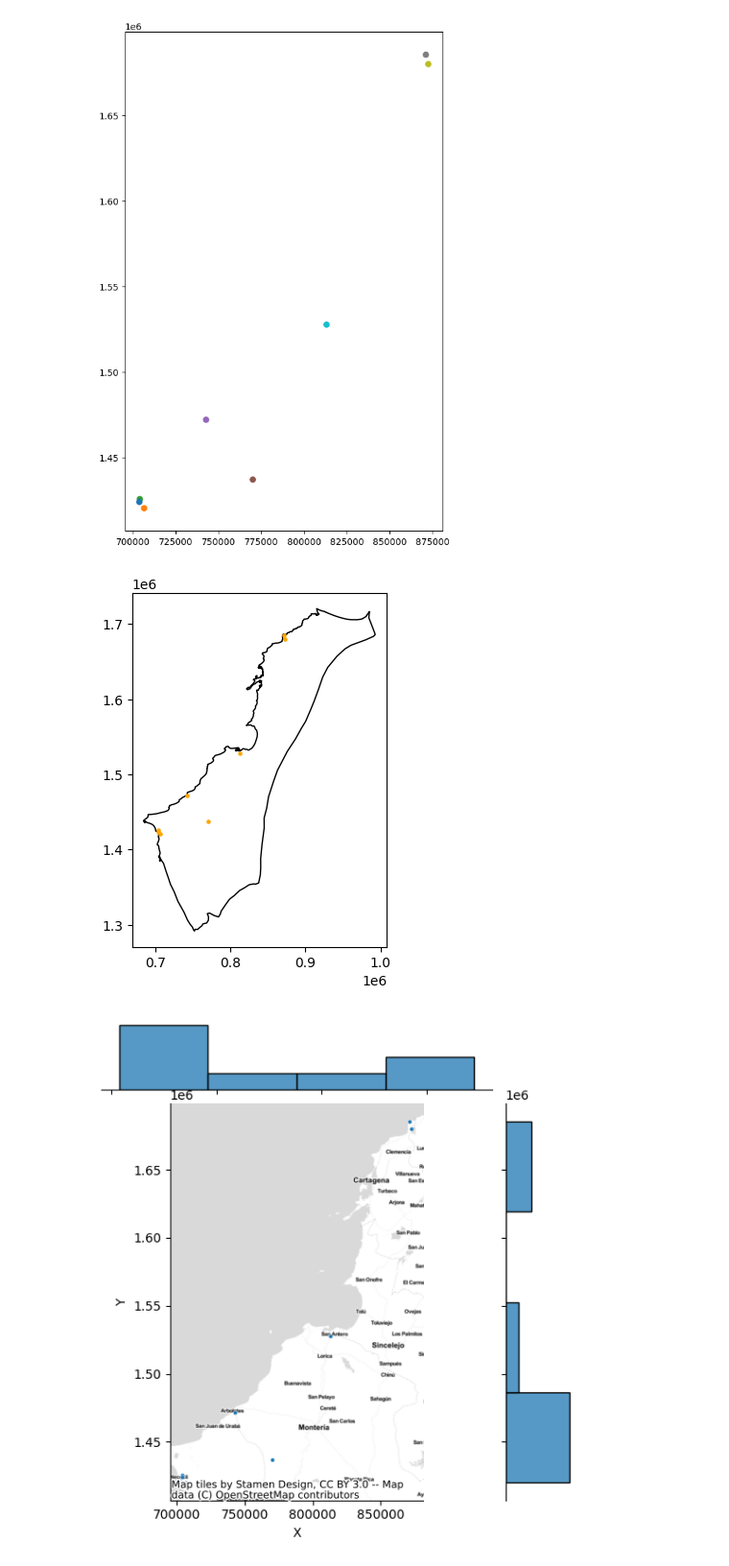
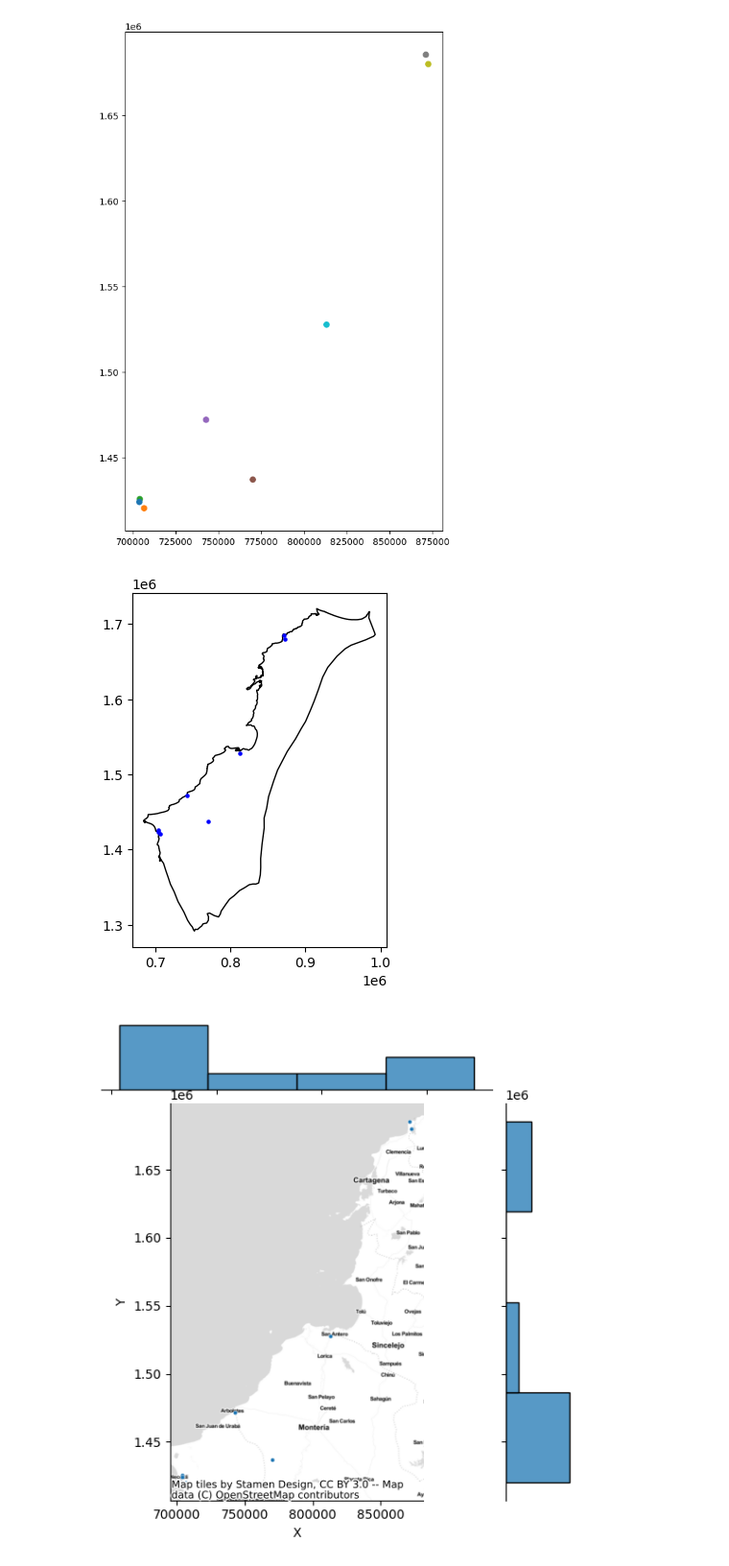
Before and after one commit to Anggarciaar/Proyecto_AnalisisGeoespacial, a Jupyter notebook: Proyecto_AnalisisGeoespacial.ipynb, the cells around one changed output. Shown at 96% size. Cells and saved outputs as stored; diff of their text form; code cells hidden in the pictures.

```diff
--- a/Proyecto_AnalisisGeoespacial.ipynb
+++ b/Proyecto_AnalisisGeoespacial.ipynb
@@ -948,14 +955,14 @@ VOLCANES.plot(column='geometry', ax=ax);
 # %%
 fig, ax = plt.subplots()
 SSJ.plot(ax=ax, facecolor='none', edgecolor='black')
 puntos_dentro = VOLCANES.within(SSJ.geometry.iloc[0])  # Filtrar puntos dentro del polígono
-VOLCANES[puntos_dentro].plot(ax=ax, color='orange', markersize=5)
+VOLCANES[puntos_dentro].plot(ax=ax, color='blue', markersize=5)
 plt.show()
 
 
-fig.savefig('/content/drive/MyDrive/DATA_ProyectoAG/Datos creados/VOLCANEs.png', dpi=300)
+fig.savefig('/content/drive/MyDrive/DATA_ProyectoAG/Datos creados/VOLCANES.png', dpi=300)
 # %% [output]
-[figure, old version]
+[figure, new version]
 # %%
 #Let's plot the distribution of the point pattern
 data_scatter = sbn.jointplot(x='X',
```
Also changed, not shown: parts of 13 cells of this notebook.
